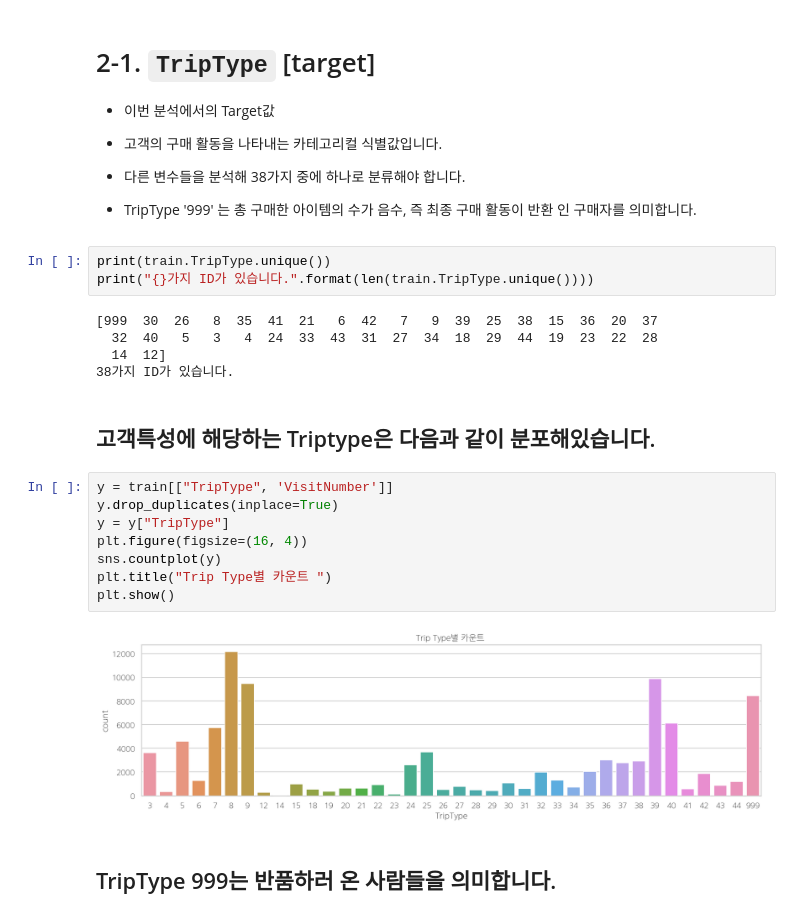
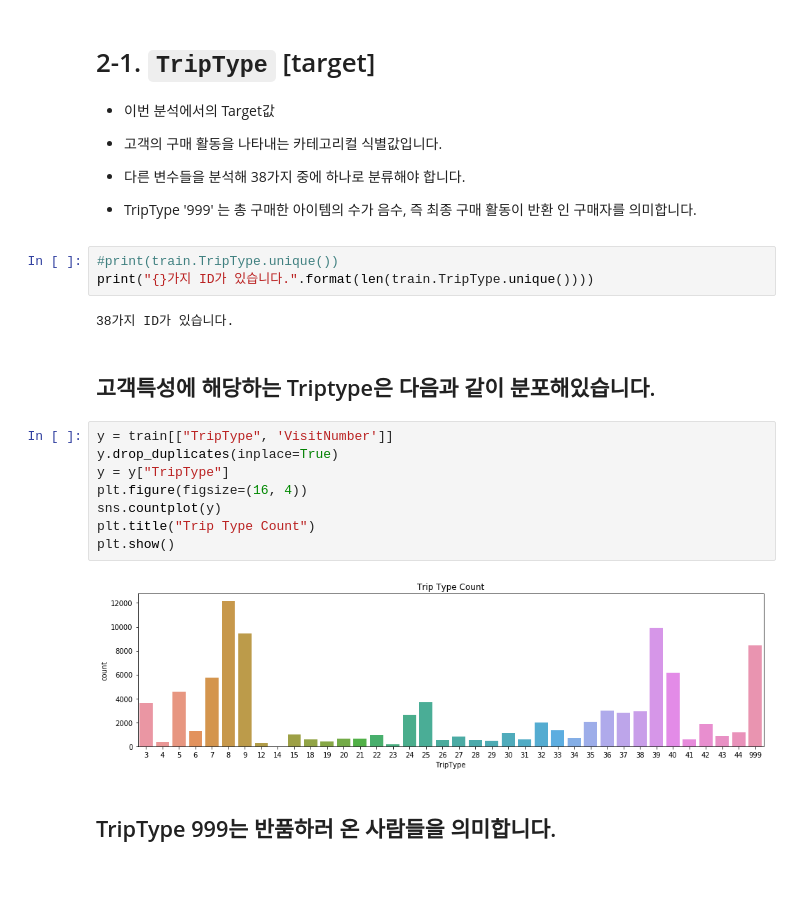
Before and after one commit to krisuety/Walmart_Triptype, a Jupyter notebook: walmart_Final.ipynb, the cells around one changed output. Drawn from its saved outputs; the diff is of its cells as text; blank space fills up the shorter version.

```diff
--- a/walmart_Final.ipynb
+++ b/walmart_Final.ipynb
@@ -113,25 +84,22 @@ train.head()
 - 다른 변수들을 분석해 38가지 중에 하나로 분류해야 합니다.
 - TripType '999' 는 총 구매한 아이템의 수가 음수, 즉 최종 구매 활동이 반환 인 구매자를 의미합니다.
 # %%
-print(train.TripType.unique())
+#print(train.TripType.unique())
 print("{}가지 ID가 있습니다.".format(len(train.TripType.unique())))
 # %% [output]
-[999  30  26   8  35  41  21   6  42   7   9  39  25  38  15  36  20  37
-  32  40   5   3   4  24  33  43  31  27  34  18  29  44  19  23  22  28
-  14  12]
 38가지 ID가 있습니다.
 # %% [markdown]
 ## 고객특성에 해당하는 Triptype은 다음과 같이 분포해있습니다.
 # %%
 y = train[["TripType", 'VisitNumber']]
 y.drop_duplicates(inplace=True)
 y = y["TripType"]
 plt.figure(figsize=(16, 4))
 sns.countplot(y)
-plt.title("Trip Type별 카운트 ")
+plt.title("Trip Type Count")
 plt.show()
 # %% [output]
-[figure, old version]
+[figure, new version]
 # %% [markdown]
 ## TripType 999는 반품하러 온 사람들을 의미합니다.
 # %%
```
Also changed, not shown: parts of 48 cells of this notebook.
